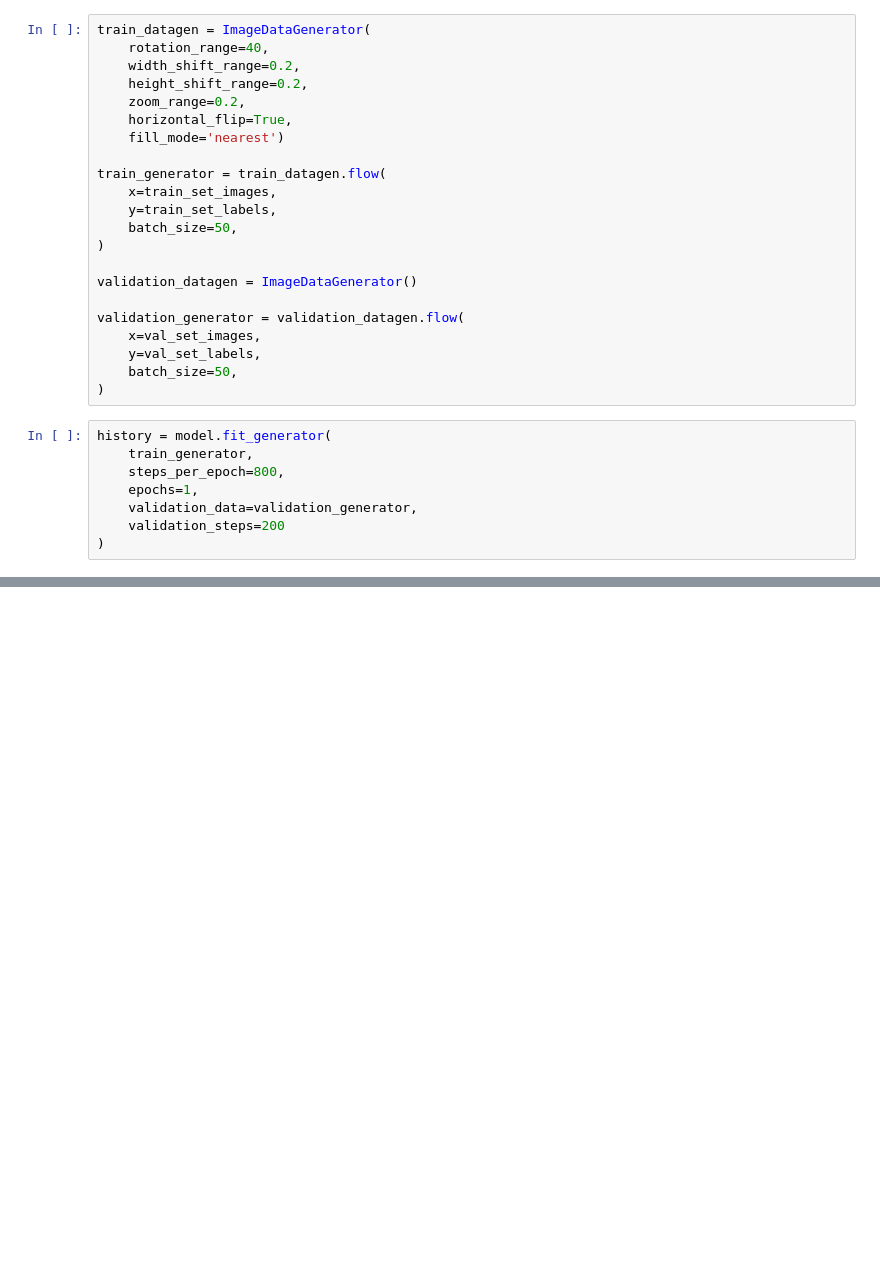
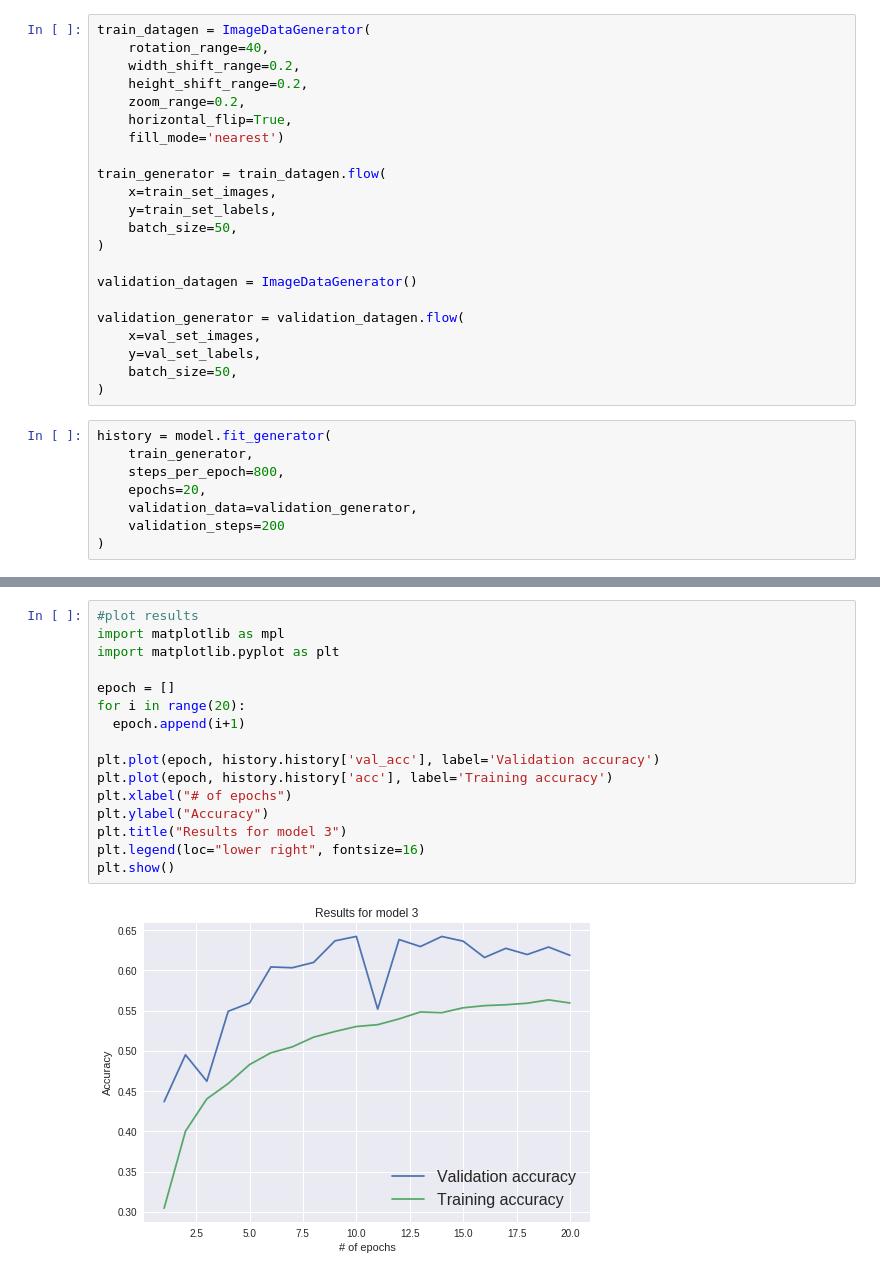
Before and after one commit to danielelbrecht/CAP5610-HW-2, a Jupyter notebook: CAP5610_HW2_model4.ipynb, the cells around one changed output, grey strips where cells are left out. Saved outputs shown, nothing was run; the diff lists cells and outputs as text; blank space fills up the shorter version.

Commit message:
Results of model 4 with 20 epochs

```diff
--- a/CAP5610_HW2_model4.ipynb
+++ b/CAP5610_HW2_model4.ipynb
@@ -101,7 +101,7 @@ validation_generator = validation_datagen.flow(
 history = model.fit_generator(
     train_generator,
     steps_per_epoch=800,
-    epochs=1,
+    epochs=20,
     validation_data=validation_generator,
     validation_steps=200
 )
@@ -113,0 +126,18 @@ Use tf.cast instead.
+# %%
+#plot results
+import matplotlib as mpl
+import matplotlib.pyplot as plt
+
+epoch = []
+for i in range(20):
+  epoch.append(i+1)
+
+plt.plot(epoch, history.history['val_acc'], label='Validation accuracy')
+plt.plot(epoch, history.history['acc'], label='Training accuracy')
+plt.xlabel("# of epochs")
+plt.ylabel("Accuracy")
+plt.title("Results for model 3")
+plt.legend(loc="lower right", fontsize=16)
+plt.show()
+# %% [output]
+[figure, added]
```
Also changed, not shown: parts of 2 cells of this notebook.
